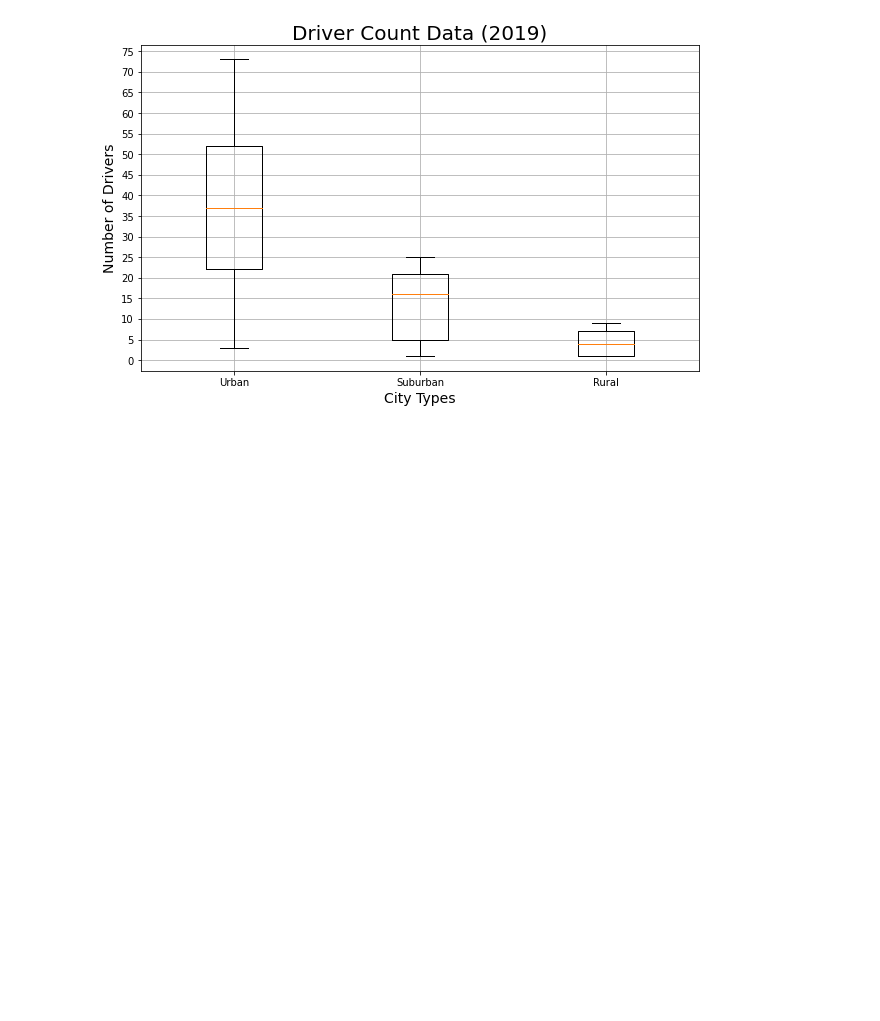
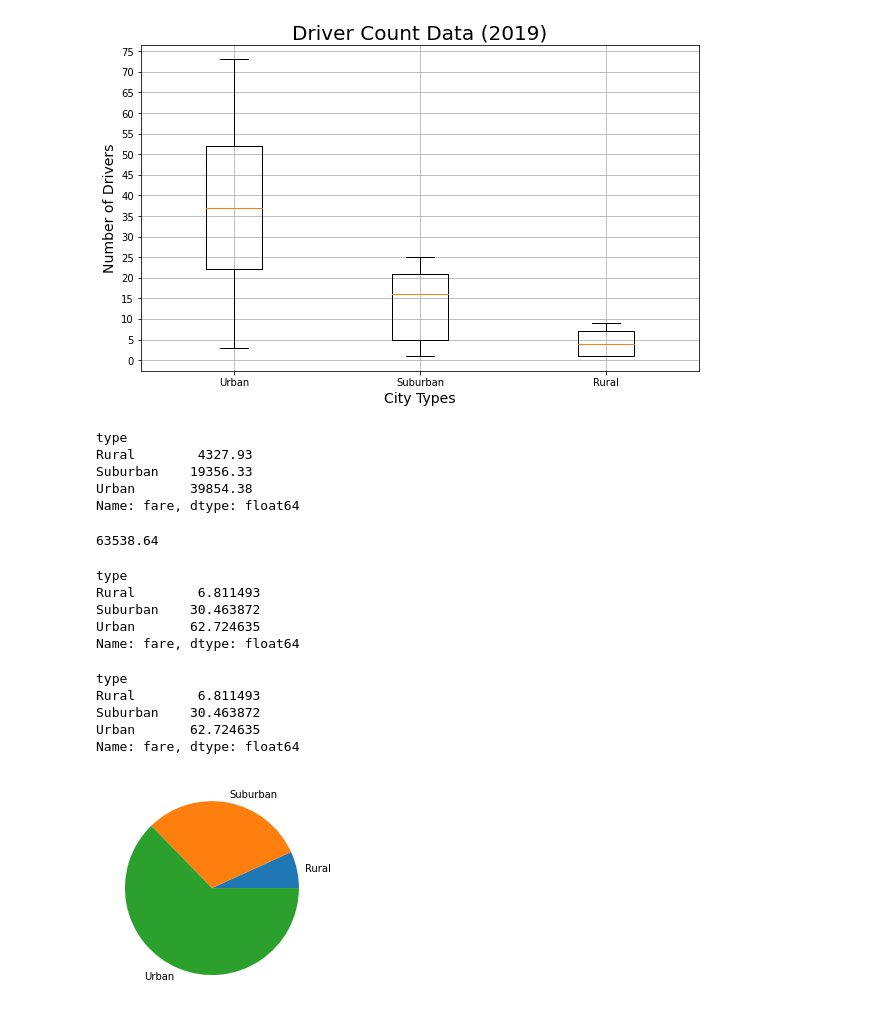
Before and after one commit to byrne6c/PyBer_Analysis, a Jupyter notebook: PyBer.ipynb, the cells around one changed output. Saved outputs shown, nothing was run; the diff lists cells and outputs as text; code cells hidden in the pictures; blank space fills up the shorter version.

Commit message:
Adding final charts

```diff
--- a/PyBer.ipynb
+++ b/PyBer.ipynb
@@ -1045,0 +1051,42 @@ plt.show()
+# %%
+# Get the sum of the fares for each city type.
+sum_fares_by_type = pyber_data_df.groupby(["type"]).sum()["fare"]
+sum_fares_by_type
+# %% [output]
+type
+Rural        4327.93
+Suburban    19356.33
+Urban       39854.38
+Name: fare, dtype: float64
+# %%
+# total fares by sum() on "fare" column of pyber_data_df.
+
+# Get the sum of all the fares.
+total_fares = pyber_data_df["fare"].sum()
+total_fares
+# %% [output]
+63538.64
+# %%
+# Percentage of total fares by city type = (sum_fares_by_type) / (total_fares)
+
+# Calculate the percentage of fare for each city type.
+type_percents = 100 * sum_fares_by_type / total_fares
+type_percents
+# %% [output]
+type
+Rural        6.811493
+Suburban    30.463872
+Urban       62.724635
+Name: fare, dtype: float64
+# %%
+# consolidate percentage calculations in one line of code
+
+# Calculate the percentage of fare for each city type.
+type_percents = 100 * pyber_data_df.groupby(["type"]).sum()["fare"] / pyber_data_df["fare"].sum()
+type_percents
+# %% [output]
+type
+Rural        6.811493
+Suburban    30.463872
+Urban       62.724635
+Name: fare, dtype: float64
@@ -1045,0 +1095,10 @@ plt.show()
+# %%
+# create pie chart for each city type with company colors.
+# create an array containing the values and labels we intend to plot.
+# use type_percents for values & array for labels.
+
+# Build the percentage of fares by city type pie chart.
+plt.pie(type_percents, labels=["Rural", "Suburban", "Urban"])
+plt.show()
+# %% [output]
+[figure, added]
```
Also changed, not shown: parts of 5 cells of this notebook.
